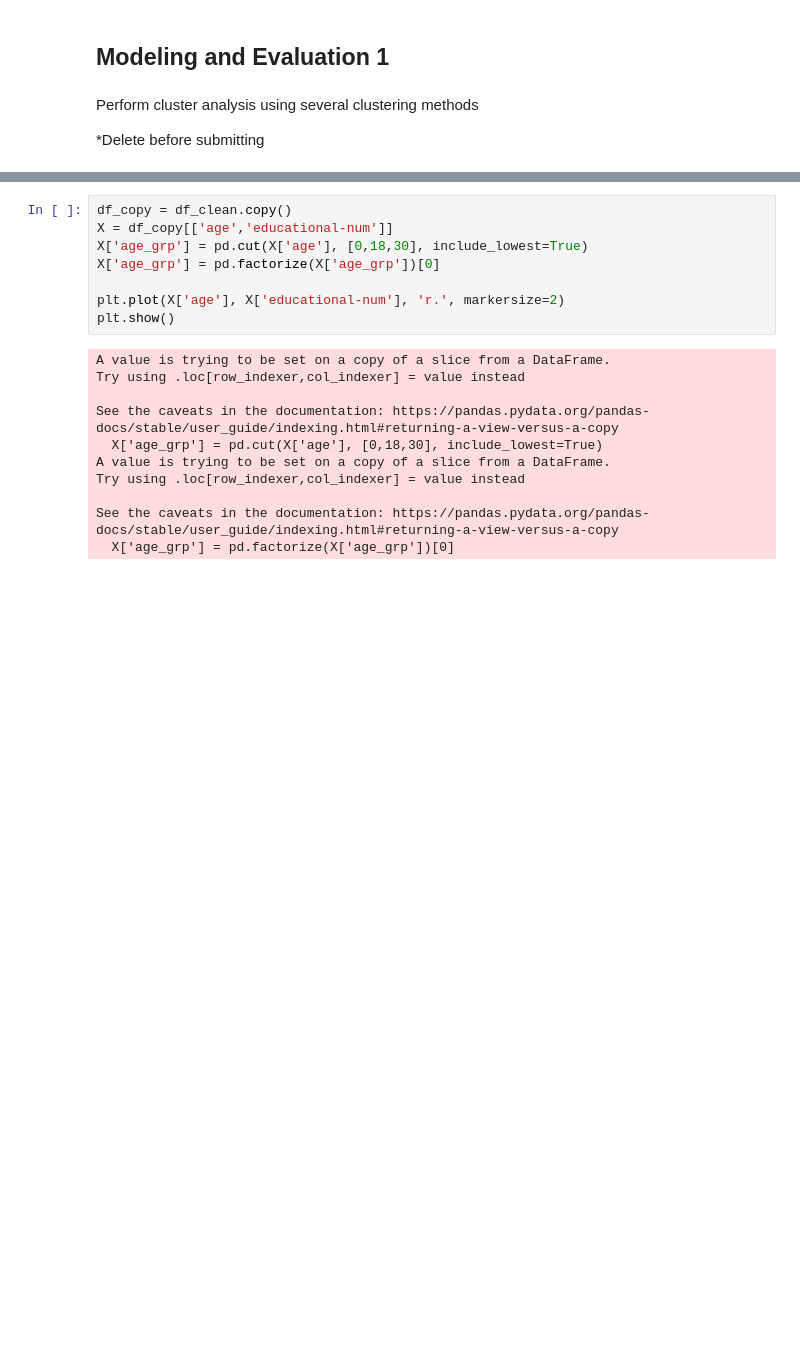
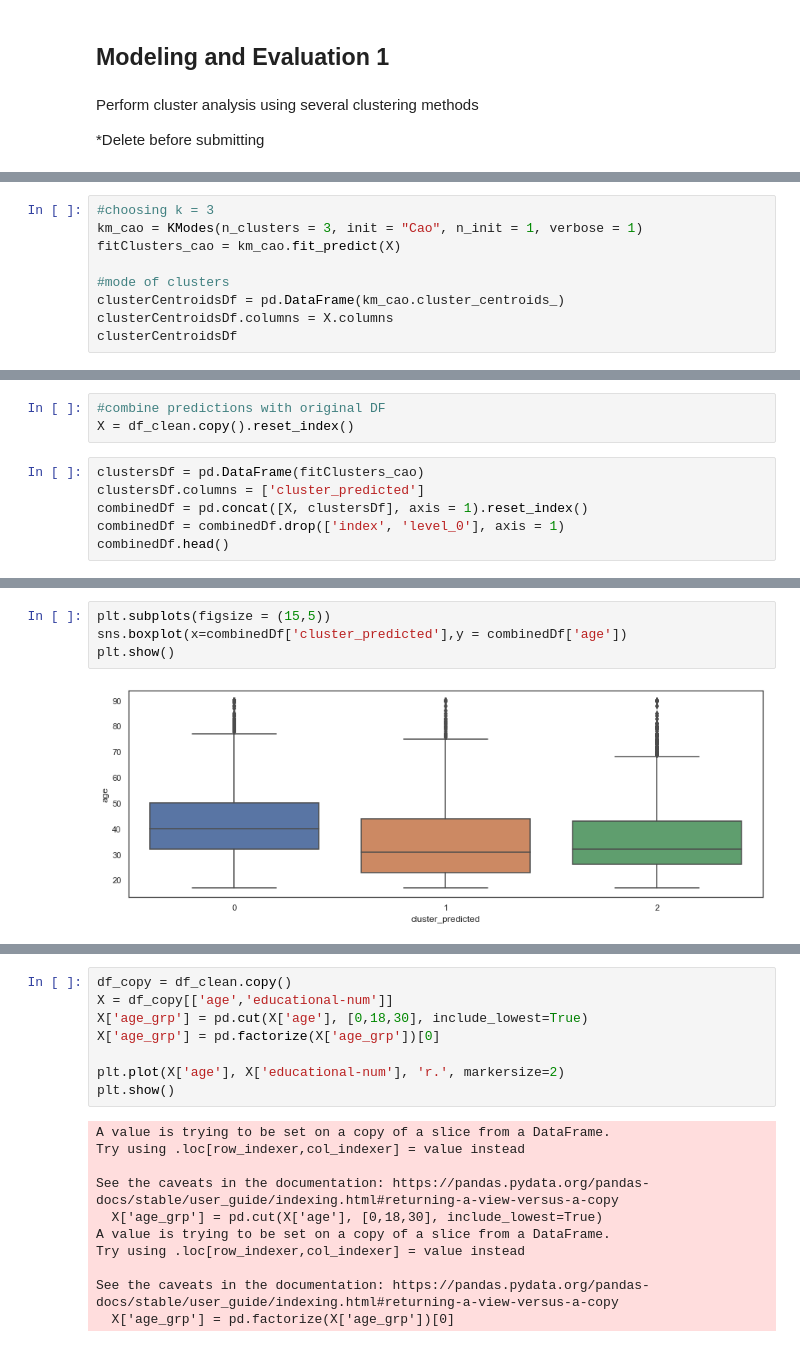
Before and after one commit to j-dominguez9/ML1_Proj1, a Jupyter notebook: Lab3/lab3 initial.ipynb, the cells around one changed output, grey strips where cells are left out. Saved outputs shown, nothing was run; the diff lists cells and outputs as text; blank space fills up the shorter version.

```diff
--- a/Lab3/lab3 initial.ipynb
+++ b/Lab3/lab3 initial.ipynb
@@ -463,0 +551,9 @@ Perform cluster analysis using several clustering methods
+# %%
+#choosing k = 3
+km_cao = KModes(n_clusters = 3, init = "Cao", n_init = 1, verbose = 1)
+fitClusters_cao = km_cao.fit_predict(X)
+
+#mode of clusters
+clusterCentroidsDf = pd.DataFrame(km_cao.cluster_centroids_)
+clusterCentroidsDf.columns = X.columns
+clusterCentroidsDf
@@ -463,0 +570,9 @@ Perform cluster analysis using several clustering methods
+# %%
+#combine predictions with original DF
+X = df_clean.copy().reset_index()
+# %%
+clustersDf = pd.DataFrame(fitClusters_cao)
+clustersDf.columns = ['cluster_predicted']
+combinedDf = pd.concat([X, clustersDf], axis = 1).reset_index()
+combinedDf = combinedDf.drop(['index', 'level_0'], axis = 1)
+combinedDf.head()
@@ -463,0 +659,6 @@ Perform cluster analysis using several clustering methods
+# %%
+plt.subplots(figsize = (15,5))
+sns.boxplot(x=combinedDf['cluster_predicted'],y = combinedDf['age'])
+plt.show()
+# %% [output]
+[figure, added]
```
Also changed, not shown: parts of 29 cells of this notebook.
